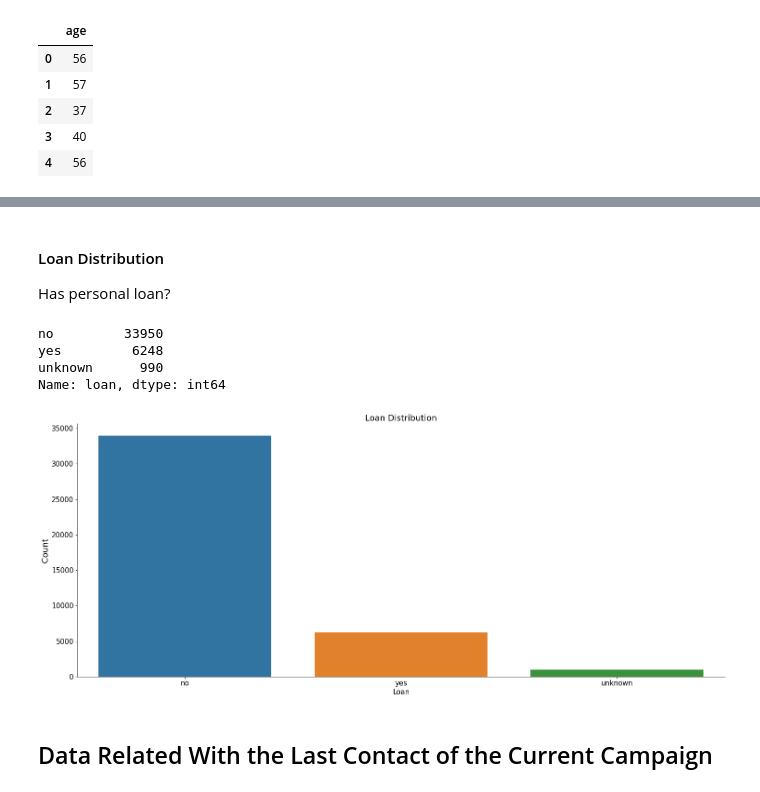
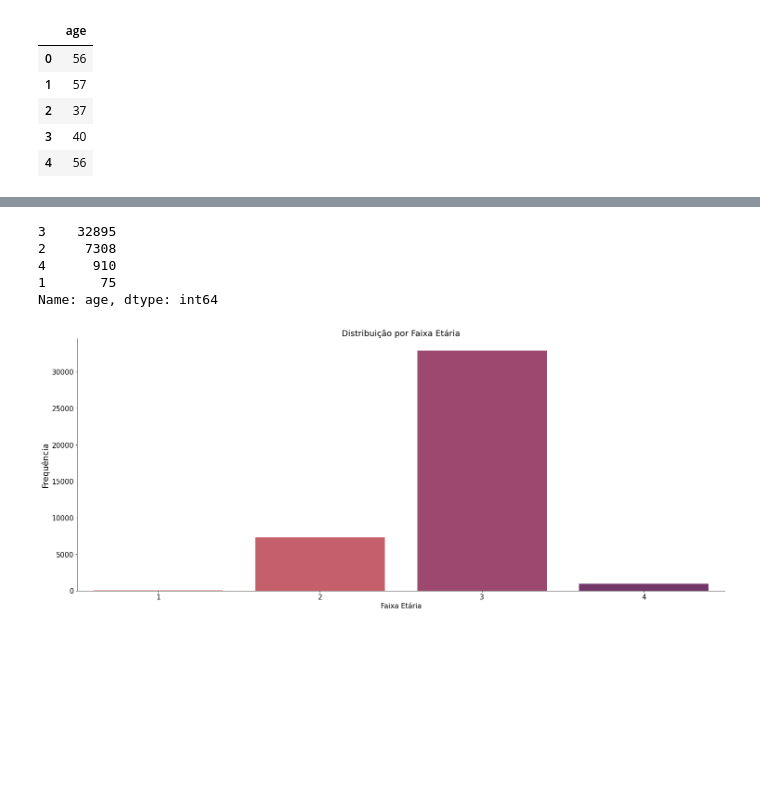
Before and after one commit to 13caroline/term-deposit-subscriptions, a Jupyter notebook: Data_Handling/Data_Analysis.ipynb, the cells around one changed output, grey strips where cells are left out. Saved outputs shown, nothing was run; the diff lists cells and outputs as text; code cells hidden in the pictures; blank space fills up the shorter version.

```diff
--- a/Data_Handling/Data_Analysis.ipynb
+++ b/Data_Handling/Data_Analysis.ipynb
@@ -210,23 +83,18 @@ Name: housing, dtype: int64
-# %% [markdown]
-#### Loan Distribution
-
-Has personal loan?
-# %%
-fig, ax = plt.subplots()
-fig.set_size_inches(25, 10)
-sns.countplot(x = 'loan', data = data)
-ax.set_xlabel('Loan', fontsize=15)
-ax.set_ylabel('Count', fontsize=18)
-ax.set_title('Loan Distribution', fontsize=18)
-ax.tick_params(labelsize=15)
-sns.despine()
-
-data['loan'].value_counts()
-# %% [output]
-no         33950
-yes         6248
-unknown      990
-Name: loan, dtype: int64
-[figure, removed]
-# %% [markdown]
-## Data Related With the Last Contact of the Current Campaign
+# %%
+fig, ax = plt.subplots()
+fig.set_size_inches(25, 10)
+sns.countplot(x = 'age', data = age_range, palette = "flare")
+ax.set_xlabel('Faixa Etária', fontsize=15)
+ax.set_ylabel('Frequência', fontsize=18)
+ax.set_title('Distribuição por Faixa Etária', fontsize=18)
+ax.tick_params(labelsize=15)
+sns.despine()
+
+age_range['age'].value_counts()
+# %% [output]
+3    32895
+2     7308
+4      910
+1       75
+Name: age, dtype: int64
+[figure, added]
```
Also changed, not shown: parts of 73 cells of this notebook.
